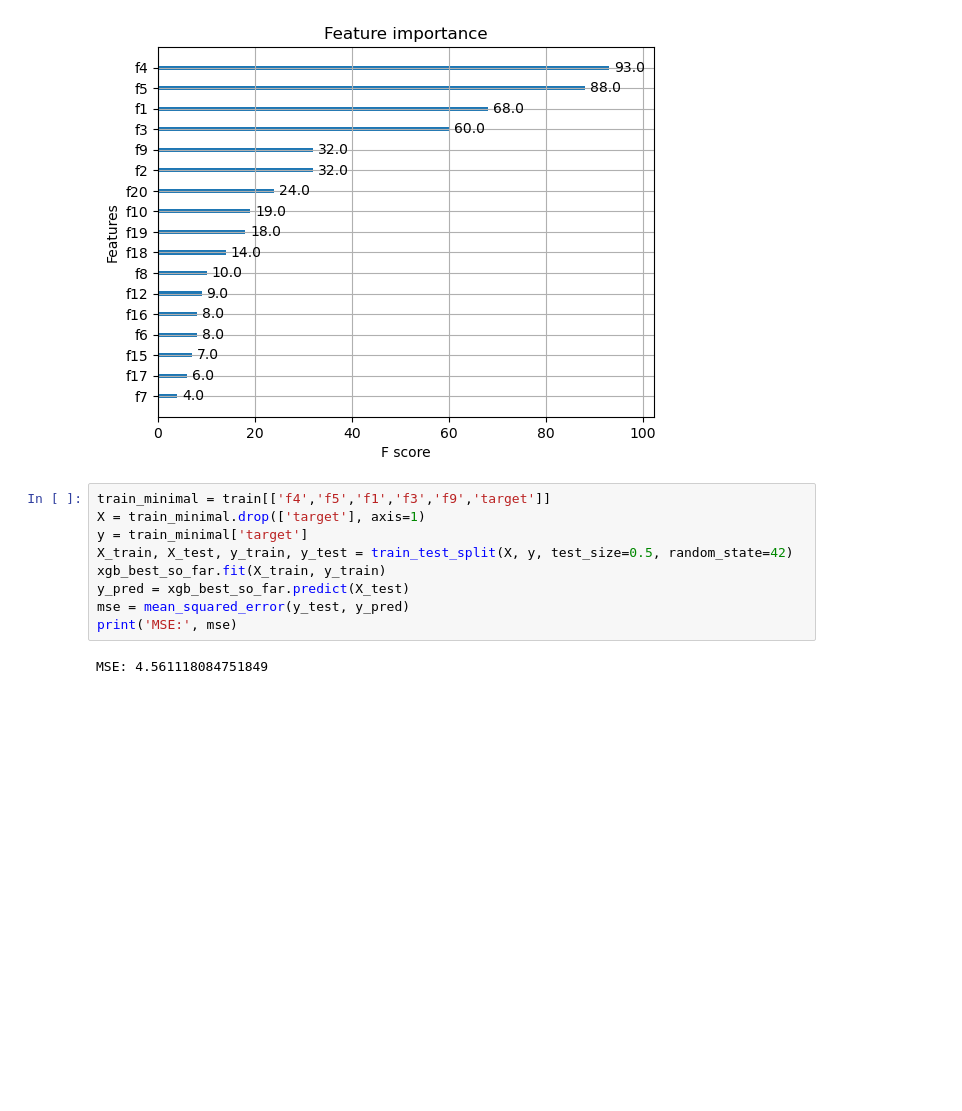
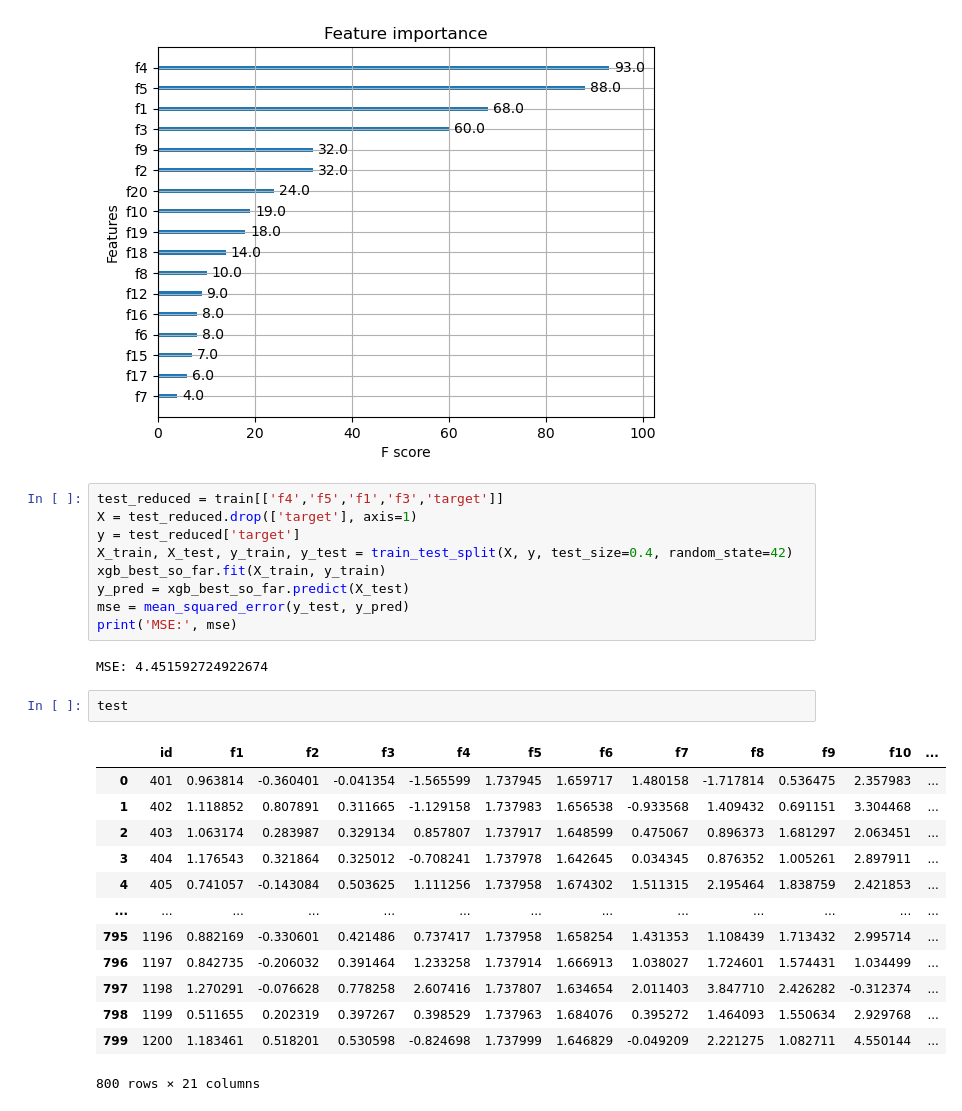
Before and after one commit to cake-dev/machine_learning_class, a Jupyter notebook: assignments/Kaggle_Competition.ipynb, the cells around one changed output. Saved outputs shown, nothing was run; the diff lists cells and outputs as text; blank space fills up the shorter version.

```diff
--- a/assignments/Kaggle_Competition.ipynb
+++ b/assignments/Kaggle_Competition.ipynb
@@ -121,13 +116,29 @@ plt.show()
 # %% [output]
 [figure]
 # %%
-train_minimal = train[['f4','f5','f1','f3','f9','target']]
-X = train_minimal.drop(['target'], axis=1)
-y = train_minimal['target']
-X_train, X_test, y_train, y_test = train_test_split(X, y, test_size=0.5, random_state=42)
+test_reduced = train[['f4','f5','f1','f3','target']]
+X = test_reduced.drop(['target'], axis=1)
+y = test_reduced['target']
+X_train, X_test, y_train, y_test = train_test_split(X, y, test_size=0.4, random_state=42)
 xgb_best_so_far.fit(X_train, y_train)
 y_pred = xgb_best_so_far.predict(X_test)
 mse = mean_squared_error(y_test, y_pred)
 print('MSE:', mse)
 # %% [output]
-MSE: 4.561118084751849
+MSE: 4.451592724922674
+# %%
+test
+# %% [output]
+|  | id | f1 | f2 | f3 | f4 | f5 | f6 | f7 | f8 | f9 | f10 | ... |
+| 0 | 401 | 0.963814 | -0.360401 | -0.041354 | -1.565599 | 1.737945 | 1.659717 | 1.480158 | -1.717814 | 0.536475 | 2.357983 | ... |
+| 1 | 402 | 1.118852 | 0.807891 | 0.311665 | -1.129158 | 1.737983 | 1.656538 | -0.933568 | 1.409432 | 0.691151 | 3.304468 | ... |
+| 2 | 403 | 1.063174 | 0.283987 | 0.329134 | 0.857807 | 1.737917 | 1.648599 | 0.475067 | 0.896373 | 1.681297 | 2.063451 | ... |
+| 3 | 404 | 1.176543 | 0.321864 | 0.325012 | -0.708241 | 1.737978 | 1.642645 | 0.034345 | 0.876352 | 1.005261 | 2.897911 | ... |
+| 4 | 405 | 0.741057 | -0.143084 | 0.503625 | 1.111256 | 1.737958 | 1.674302 | 1.511315 | 2.195464 | 1.838759 | 2.421853 | ... |
+| ... | ... | ... | ... | ... | ... | ... | ... | ... | ... | ... | ... | ... |
+| 795 | 1196 | 0.882169 | -0.330601 | 0.421486 | 0.737417 | 1.737958 | 1.658254 | 1.431353 | 1.108439 | 1.713432 | 2.995714 | ... |
+| 796 | 1197 | 0.842735 | -0.206032 | 0.391464 | 1.233258 | 1.737914 | 1.666913 | 1.038027 | 1.724601 | 1.574431 | 1.034499 | ... |
+| 797 | 1198 | 1.270291 | -0.076628 | 0.778258 | 2.607416 | 1.737807 | 1.634654 | 2.011403 | 3.847710 | 2.426282 | -0.312374 | ... |
+| 798 | 1199 | 0.511655 | 0.202319 | 0.397267 | 0.398529 | 1.737963 | 1.684076 | 0.395272 | 1.464093 | 1.550634 | 2.929768 | ... |
+| 799 | 1200 | 1.183461 | 0.518201 | 0.530598 | -0.824698 | 1.737999 | 1.646829 | -0.049209 | 2.221275 | 1.082711 | 4.550144 | ... |
+800 rows × 21 columns
```
Also changed, not shown: parts of 2 cells of this notebook.
